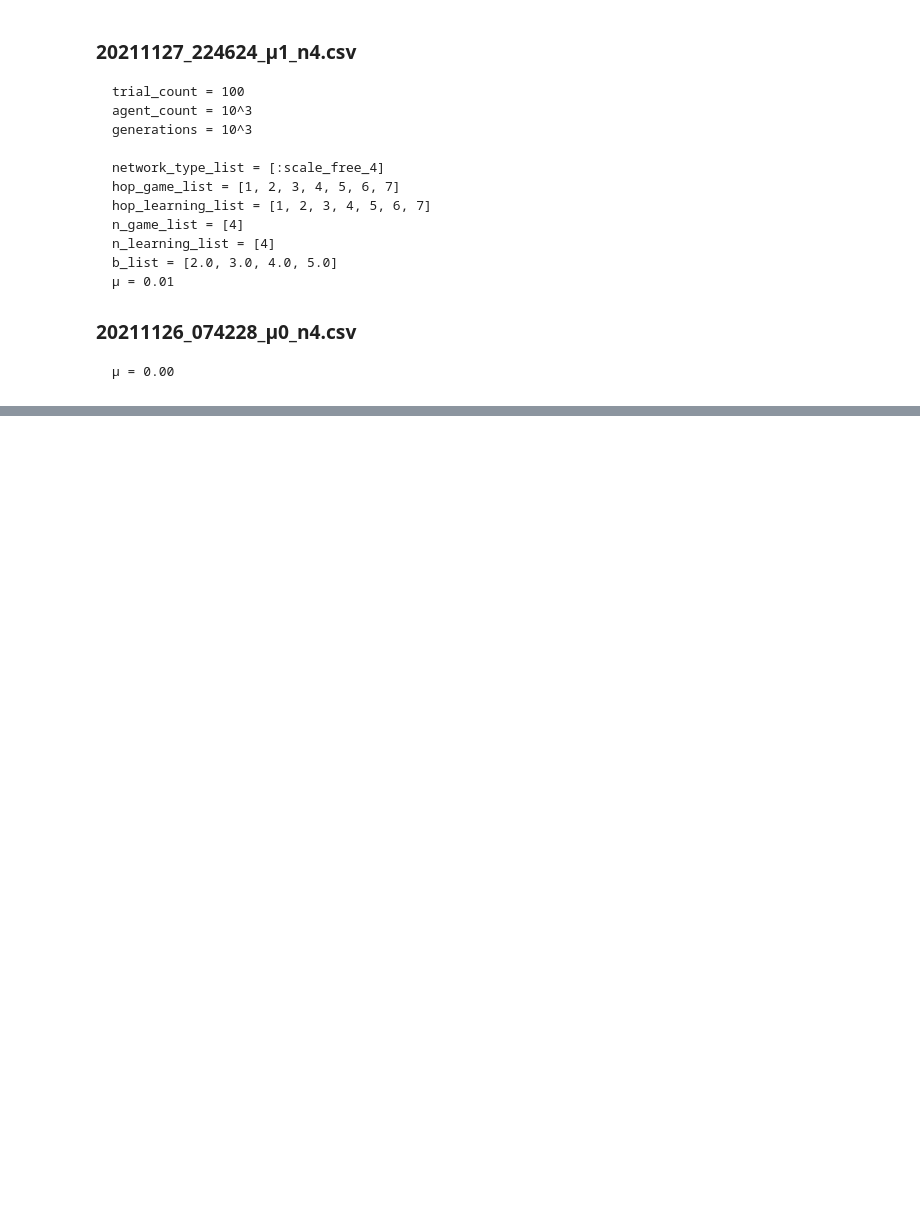
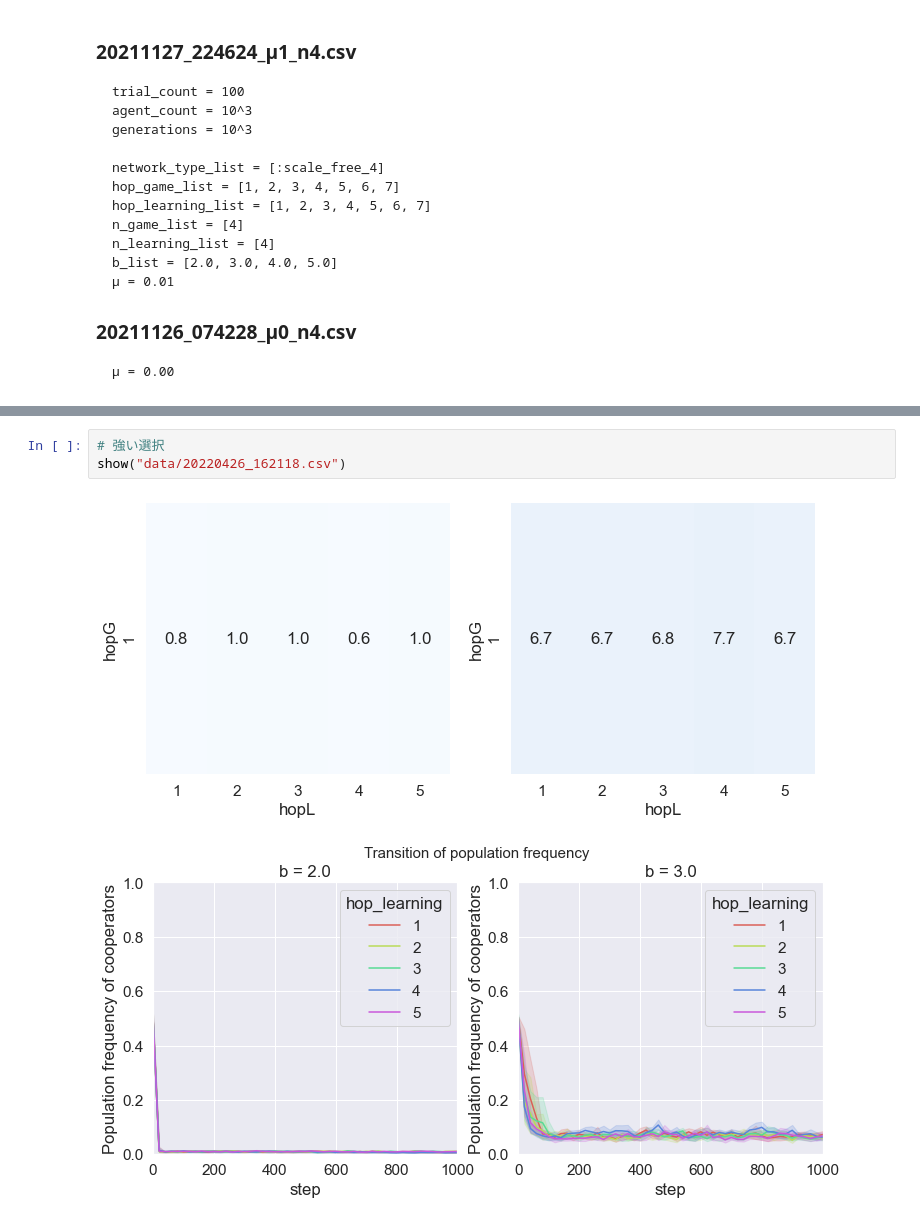
Before and after one commit to mas178/social-simulation, a Jupyter notebook: Inaba2021/Fig3.ipynb, the cells around one changed output, grey strips where cells are left out. Cells and saved outputs as stored; diff of their text form; blank space fills up the shorter version.

```diff
--- a/Inaba2021/Fig3.ipynb
+++ b/Inaba2021/Fig3.ipynb
@@ -123,0 +126,6 @@ draw_lines(df_μ1_learning)
+# %%
+# 強い選択
+show("data/20220426_162118.csv")
+# %% [output]
+[figure, added]
+[figure, added]
```
Also changed, not shown: parts of 11 cells of this notebook, 2 other files.
